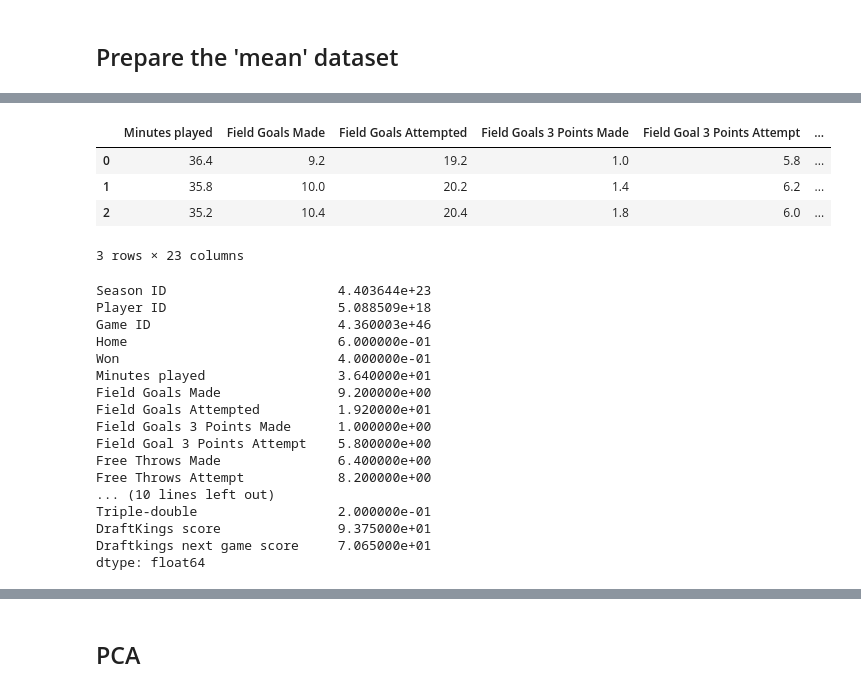
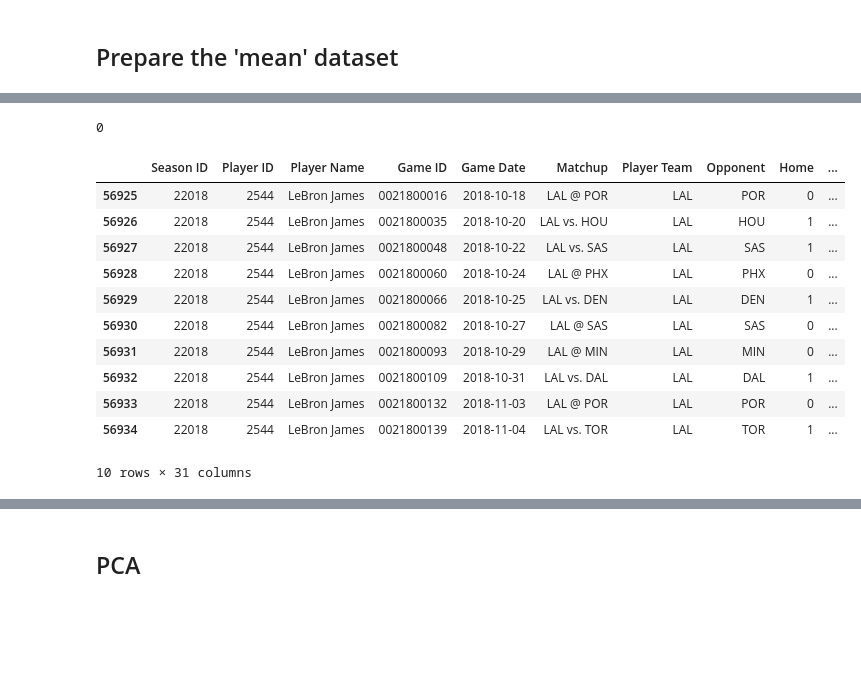
Before and after one commit to pratikgirigoswami/Player-Performance-Improvement-Prediction, a Jupyter notebook: Data Gathering/dataset.ipynb, the cells around one changed output, grey strips where cells are left out. Saved outputs shown, nothing was run; the diff lists cells and outputs as text; code cells hidden in the pictures; blank space fills up the shorter version.

```diff
--- a/Data Gathering/dataset.ipynb
+++ b/Data Gathering/dataset.ipynb
@@ -320,0 +313,2 @@ scores[-1]
+# %%
+df['Draftkings next game score'] = draftkings_score_next_game
@@ -344,0 +342,14 @@ See the caveats in the documentation: https://pandas.pydata.org/pandas-docs/stab
+# %%
+df.reset_index(drop=True, inplace=True)
+next_opponent = []
+
+for index, row in df.iterrows():
+    if index + 1 == df.shape[0]:
+        next_opponent.append(None)
+    else:
+        if df['Player ID'].iloc[index + 1] == row['Player ID']:
+            next_opponent.append(df['Opponent'].iloc[index + 1])
+        else:
+            next_opponent.append(None)
+# %%
+df['Next Opponent'] = next_opponent
@@ -344,0 +391,3 @@ See the caveats in the documentation: https://pandas.pydata.org/pandas-docs/stab
+# %%
+df.dropna(inplace=True)
+df.reset_index(drop=True, inplace=True)
@@ -427,29 +473,19 @@ def get_simpler_mean_player_stats(player_df, n_games):
+# %%
+mean_5_games_df_no_opponent.isnull().sum().sum()
+# %% [output]
+0
 # %%
-test = get_simpler_mean_player_stats(df[df['Player Name'] == 'LeBron James'], 5)
-test.head(3)
+df[df['Player Name'] == 'LeBron James'].iloc[0:10]
 # %% [output]
-|  | Minutes played | Field Goals Made | Field Goals Attempted | Field Goals 3 Points Made | Field Goal 3 Points Attempt | ... |
-| 0 | 36.4 | 9.2 | 19.2 | 1.0 | 5.8 | ... |
-| 1 | 35.8 | 10.0 | 20.2 | 1.4 | 6.2 | ... |
-| 2 | 35.2 | 10.4 | 20.4 | 1.8 | 6.0 | ... |
+|  | Season ID | Player ID | Player Name | Game ID | Game Date | Matchup | Player Team | Opponent | Home | ... |
+| 56925 | 22018 | 2544 | LeBron James | 0021800016 | 2018-10-18 | LAL @ POR | LAL | POR | 0 | ... |
+| 56926 | 22018 | 2544 | LeBron James | 0021800035 | 2018-10-20 | LAL vs. HOU | LAL | HOU | 1 | ... |
+| 56927 | 22018 | 2544 | LeBron James | 0021800048 | 2018-10-22 | LAL vs. SAS | LAL | SAS | 1 | ... |
+| 56928 | 22018 | 2544 | LeBron James | 0021800060 | 2018-10-24 | LAL @ PHX | LAL | PHX | 0 | ... |
+| 56929 | 22018 | 2544 | LeBron James | 0021800066 | 2018-10-25 | LAL vs. DEN | LAL | DEN | 1 | ... |
+| 56930 | 22018 | 2544 | LeBron James | 0021800082 | 2018-10-27 | LAL @ SAS | LAL | SAS | 0 | ... |
+| 56931 | 22018 | 2544 | LeBron James | 0021800093 | 2018-10-29 | LAL @ MIN | LAL | MIN | 0 | ... |
+| 56932 | 22018 | 2544 | LeBron James | 0021800109 | 2018-10-31 | LAL vs. DAL | LAL | DAL | 1 | ... |
+| 56933 | 22018 | 2544 | LeBron James | 0021800132 | 2018-11-03 | LAL @ POR | LAL | POR | 0 | ... |
+| 56934 | 22018 | 2544 | LeBron James | 0021800139 | 2018-11-04 | LAL vs. TOR | LAL | TOR | 1 | ... |
-3 rows × 23 columns
+10 rows × 31 columns
-# %%
-df[df['Player Name'] == 'LeBron James'].sort_values('Game Date').loc[:][0:5].mean()
-# %% [output]
-Season ID                      4.403644e+23
-Player ID                      5.088509e+18
-Game ID                        4.360003e+46
-Home                           6.000000e-01
-Won                            4.000000e-01
-Minutes played                 3.640000e+01
-Field Goals Made               9.200000e+00
-Field Goals Attempted          1.920000e+01
-Field Goals 3 Points Made      1.000000e+00
-Field Goal 3 Points Attempt    5.800000e+00
-Free Throws Made               6.400000e+00
-Free Throws Attempt            8.200000e+00
-... (10 lines left out)
-Triple-double                  2.000000e-01
-DraftKings score               9.375000e+01
-Draftkings next game score     7.065000e+01
-dtype: float64
```
Also changed, not shown: parts of 66 cells of this notebook, 21 other files.
